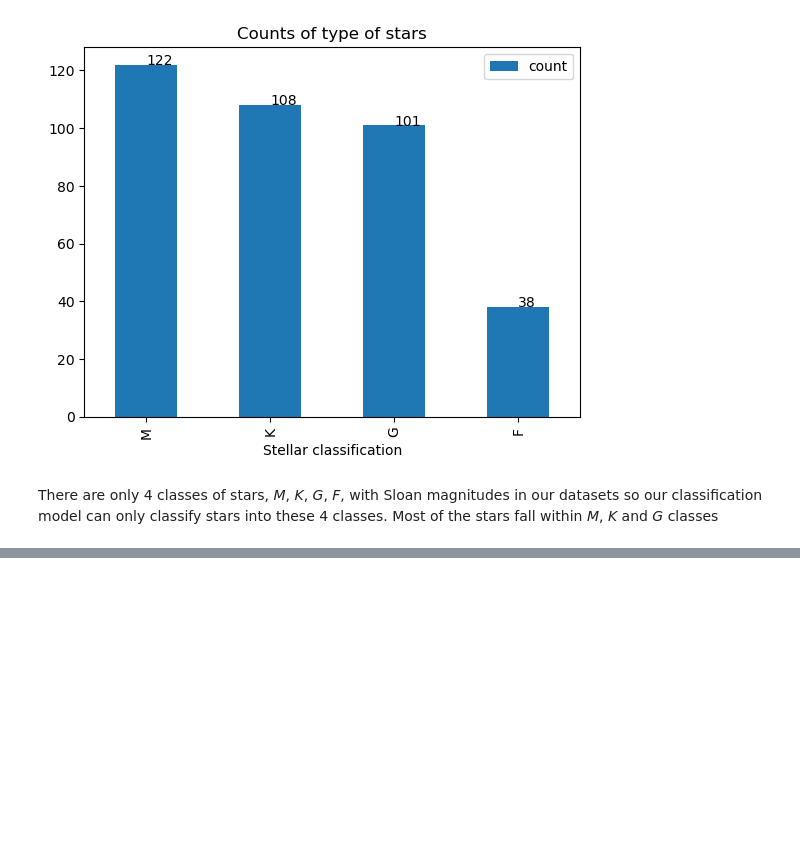
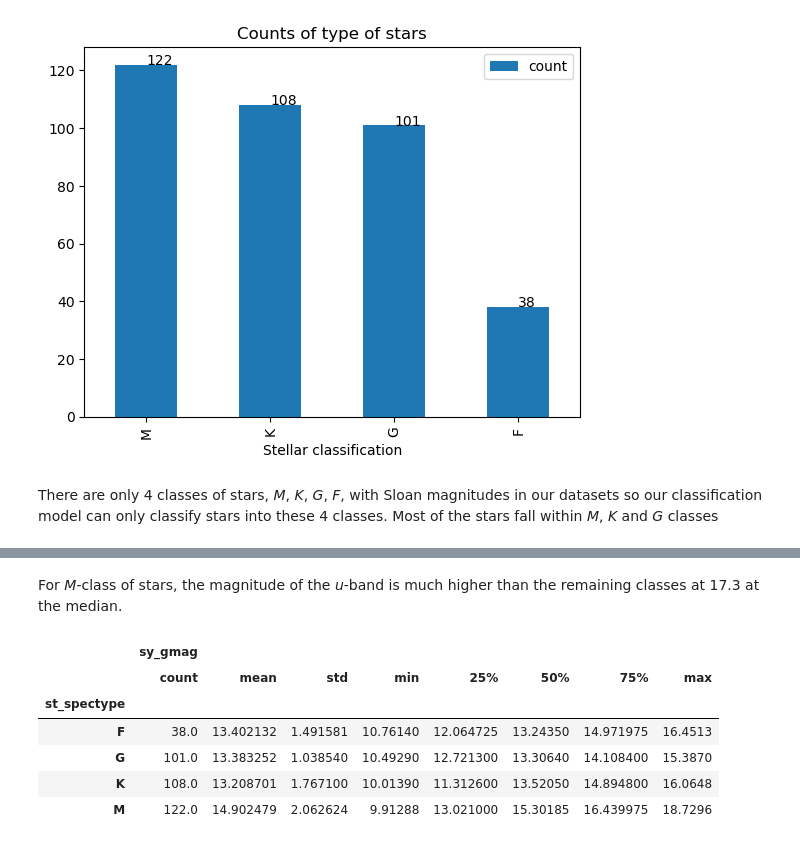
Before and after one commit to DSCI-310-2024/DSC310-Group16-Stellar_Classification, a Jupyter notebook: Spectral_type_classification_report.ipynb, the cells around one changed output, grey strips where cells are left out. Saved outputs shown, nothing was run; the diff lists cells and outputs as text; code cells hidden in the pictures; blank space fills up the shorter version.

```diff
--- a/Spectral_type_classification_report.ipynb
+++ b/Spectral_type_classification_report.ipynb
@@ -100,0 +110,12 @@ There are only 4 classes of stars, *M*, *K*, *G*, *F*, with Sloan magnitudes in
+# %% [markdown]
+For *M*-class of stars, the magnitude of the *u*-band is much higher than the remaining classes at 17.3 at the median.
+# %%
+display(only_stars_data[['st_spectype', 'sy_gmag']].groupby('st_spectype').describe())
+# %% [output]
+|  | sy_gmag |  |  |  |  |  |  |  |
+|  | count | mean | std | min | 25% | 50% | 75% | max |
+| st_spectype |  |  |  |  |  |  |  |  |
+| F | 38.0 | 13.402132 | 1.491581 | 10.76140 | 12.064725 | 13.24350 | 14.971975 | 16.4513 |
+| G | 101.0 | 13.383252 | 1.038540 | 10.49290 | 12.721300 | 13.30640 | 14.108400 | 15.3870 |
+| K | 108.0 | 13.208701 | 1.767100 | 10.01390 | 11.312600 | 13.52050 | 14.894800 | 16.0648 |
+| M | 122.0 | 14.902479 | 2.062624 | 9.91288 | 13.021000 | 15.30185 | 16.439975 | 18.7296 |
```
Also changed, not shown: parts of 9 cells of this notebook.
